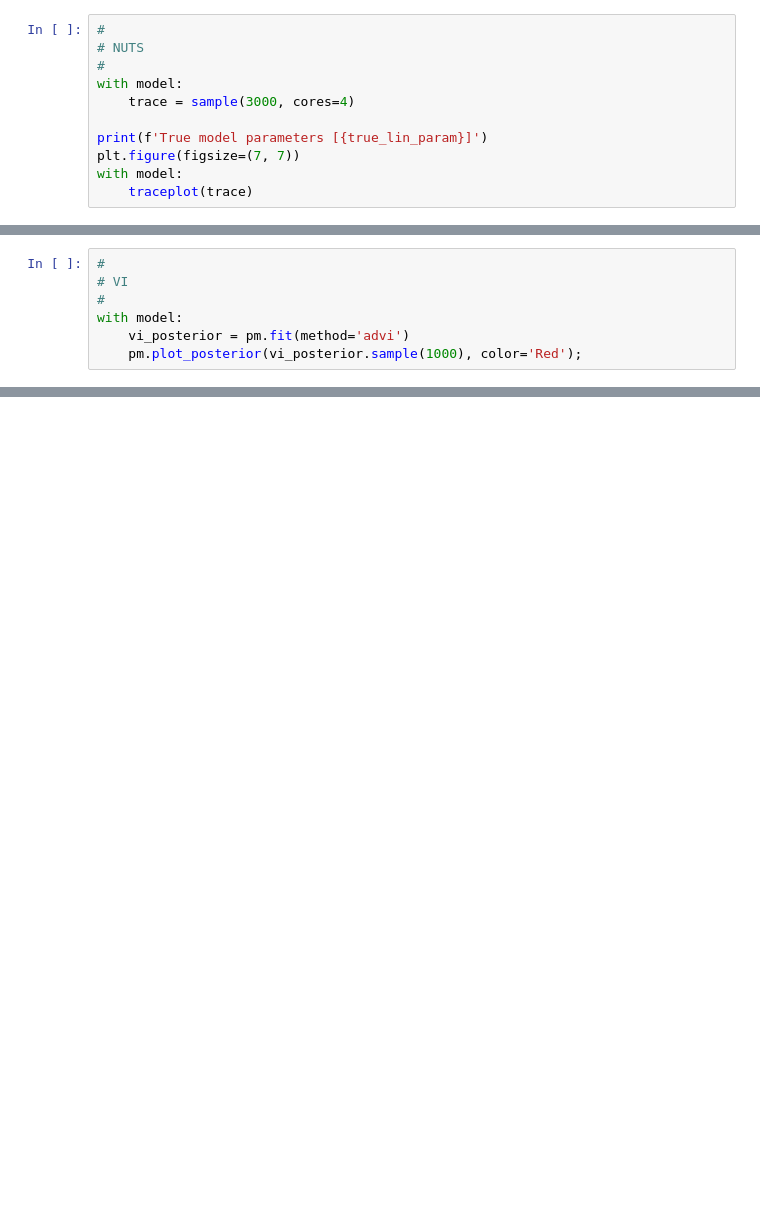
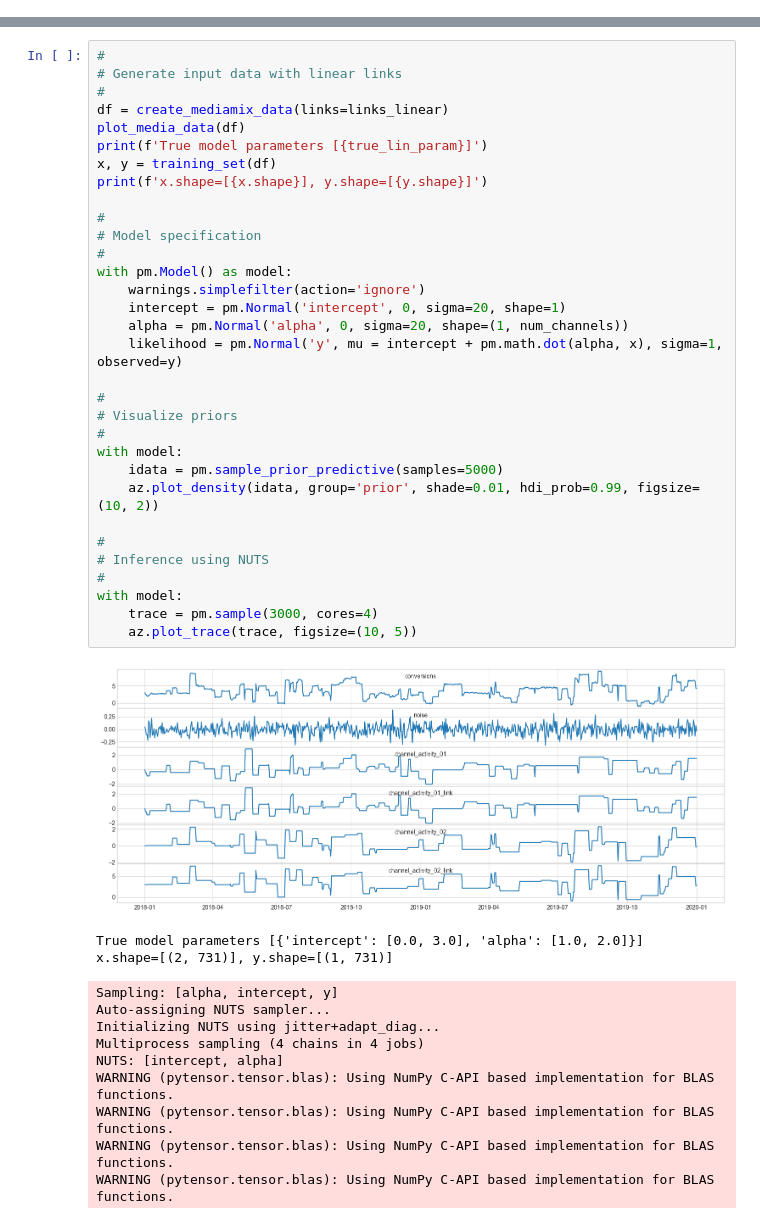
Before and after one commit to ikatsov/tensor-house, a Jupyter notebook: marketing-analytics/mediamix-bayesian.ipynb, the cells around one changed output, grey strips where cells are left out. Drawn from its saved outputs; the diff is of its cells as text; blank space fills up the shorter version.

```diff
--- a/marketing-analytics/mediamix-bayesian.ipynb
+++ b/marketing-analytics/mediamix-bayesian.ipynb
@@ -202,11 +156,0 @@ INFO (theano.gof.compilelock): Refreshing lock /home/ubuntu/.theano/compiledir_L
-# %%
-#
-# NUTS
-#
-with model:
-    trace = sample(3000, cores=4)
-
-print(f'True model parameters [{true_lin_param}]')
-plt.figure(figsize=(7, 7))
-with model:
-    traceplot(trace)
@@ -223,7 +156,0 @@ True model parameters [{'intercept': [0.0, 3.0], 'alpha': [1.0, 2.0]}]
-# %%
-#
-# VI
-#
-with model:
-    vi_posterior = pm.fit(method='advi')
-    pm.plot_posterior(vi_posterior.sample(1000), color='Red');
@@ -233,0 +157,45 @@ Finished [100%]: Average Loss = 787.75
+# %%
+#
+# Generate input data with linear links
+#
+df = create_mediamix_data(links=links_linear)
+plot_media_data(df)
+print(f'True model parameters [{true_lin_param}]')
+x, y = training_set(df)
+print(f'x.shape=[{x.shape}], y.shape=[{y.shape}]')
+
+#
+# Model specification
+#
+with pm.Model() as model:
+    warnings.simplefilter(action='ignore')
+    intercept = pm.Normal('intercept', 0, sigma=20, shape=1)
+    alpha = pm.Normal('alpha', 0, sigma=20, shape=(1, num_channels))
+    likelihood = pm.Normal('y', mu = intercept + pm.math.dot(alpha, x), sigma=1, observed=y)
+
+#
+# Visualize priors
+#
+with model:
+    idata = pm.sample_prior_predictive(samples=5000)
+    az.plot_density(idata, group='prior', shade=0.01, hdi_prob=0.99, figsize=(10, 2))
+
+#
+# Inference using NUTS
+#
+with model:
+    trace = pm.sample(3000, cores=4)
+    az.plot_trace(trace, figsize=(10, 5))
+# %% [output]
+[figure, added]
+True model parameters [{'intercept': [0.0, 3.0], 'alpha': [1.0, 2.0]}]
+x.shape=[(2, 731)], y.shape=[(1, 731)]
+Sampling: [alpha, intercept, y]
+Auto-assigning NUTS sampler...
+Initializing NUTS using jitter+adapt_diag...
+Multiprocess sampling (4 chains in 4 jobs)
+NUTS: [intercept, alpha]
+WARNING (pytensor.tensor.blas): Using NumPy C-API based implementation for BLAS functions.
+WARNING (pytensor.tensor.blas): Using NumPy C-API based implementation for BLAS functions.
+WARNING (pytensor.tensor.blas): Using NumPy C-API based implementation for BLAS functions.
+WARNING (pytensor.tensor.blas): Using NumPy C-API based implementation for BLAS functions.
```
Also changed, not shown: parts of 25 cells of this notebook.
